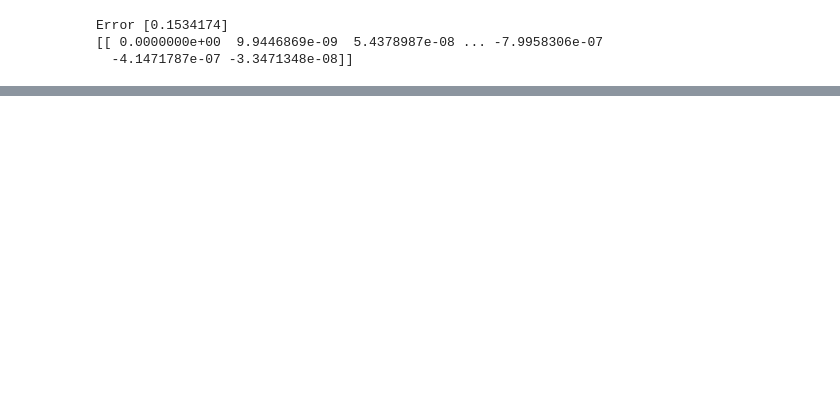
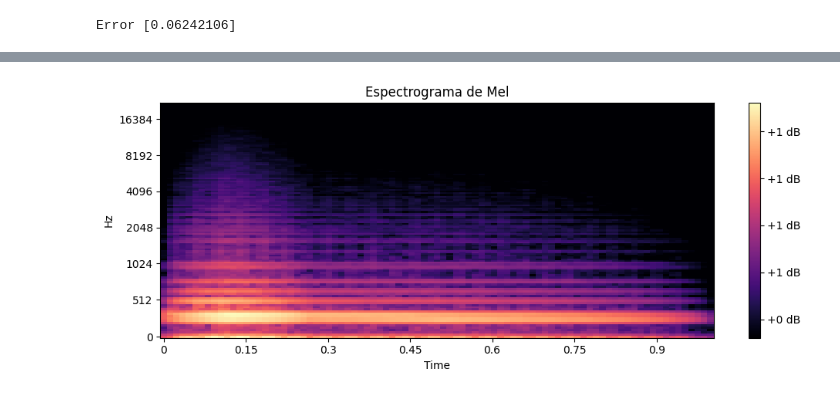
Before and after one commit to steelspikes/Synth, a Jupyter notebook: scripts/5_inverse_synth.ipynb, the cells around one changed output, grey strips where cells are left out. Saved outputs shown, nothing was run; the diff lists cells and outputs as text; code cells hidden in the pictures; blank space fills up the shorter version.

```diff
--- a/scripts/5_inverse_synth.ipynb
+++ b/scripts/5_inverse_synth.ipynb
@@ -259,5 +256,5 @@ Gen 11 Mejor fitness: 0.1171244982920404 Sigma 0.4637586209676198 Restart 1
 # %%
-best_solution = bestever.get()[0]
+best_solution = es.best.x
 # best_solution = x_best
 
 solution = np.expand_dims(best_solution, axis=0)
@@ -268,9 +265,7 @@ print('Error', error)
 target_audio = np.expand_dims(y, axis=0)
 predicted_audio = render_presets(denormalize_preset(from_matrix_to_preset(solution)))
 # %% [output]
-Error [0.1534174]
-[[ 0.0000000e+00  9.9446869e-09  5.4378987e-08 ... -7.9958306e-07
-  -4.1471787e-07 -3.3471348e-08]]
+Error [0.06242106]
 # %%
 from scipy.io import wavfile
 
@@ -283,11 +278,18 @@ Audio(target_audio[0], rate=SAMPLE_RATE)
 # %% [output]
 [interactive output not drawn]
 # %%
-# audio_int16 = np.int16(predicted_audio[0] / np.max(np.abs(predicted_audio[0])) * 32767)
-# wavfile.write(f"{NAME}_predicted_{error}.wav", SAMPLE_RATE, audio_int16)
-
+audio_int16 = np.int16(predicted_audio[0] / np.max(np.abs(predicted_audio[0])) * 32767)
+wavfile.write(f"{NAME}_predicted_{error}.wav", SAMPLE_RATE, audio_int16)
+plt.figure(figsize=(10, 4))
+spect = evaluate_target(predicted_audio, sound=True)[1][0]
+librosa.display.specshow(spect, sr=sr, x_axis='time', y_axis='mel')
+plt.colorbar(format='%+2.0f dB')
+plt.title('Espectrograma de Mel')
+plt.tight_layout()
+plt.show()
 Audio(predicted_audio[0], rate=SAMPLE_RATE)
 # %% [output]
+[figure, added]
 [interactive output not drawn]
 # %%
 denormalized_predicted_preset = denormalize_preset(from_matrix_to_preset(solution))
```
Also changed, not shown: parts of 9 cells of this notebook, 23 other files.
